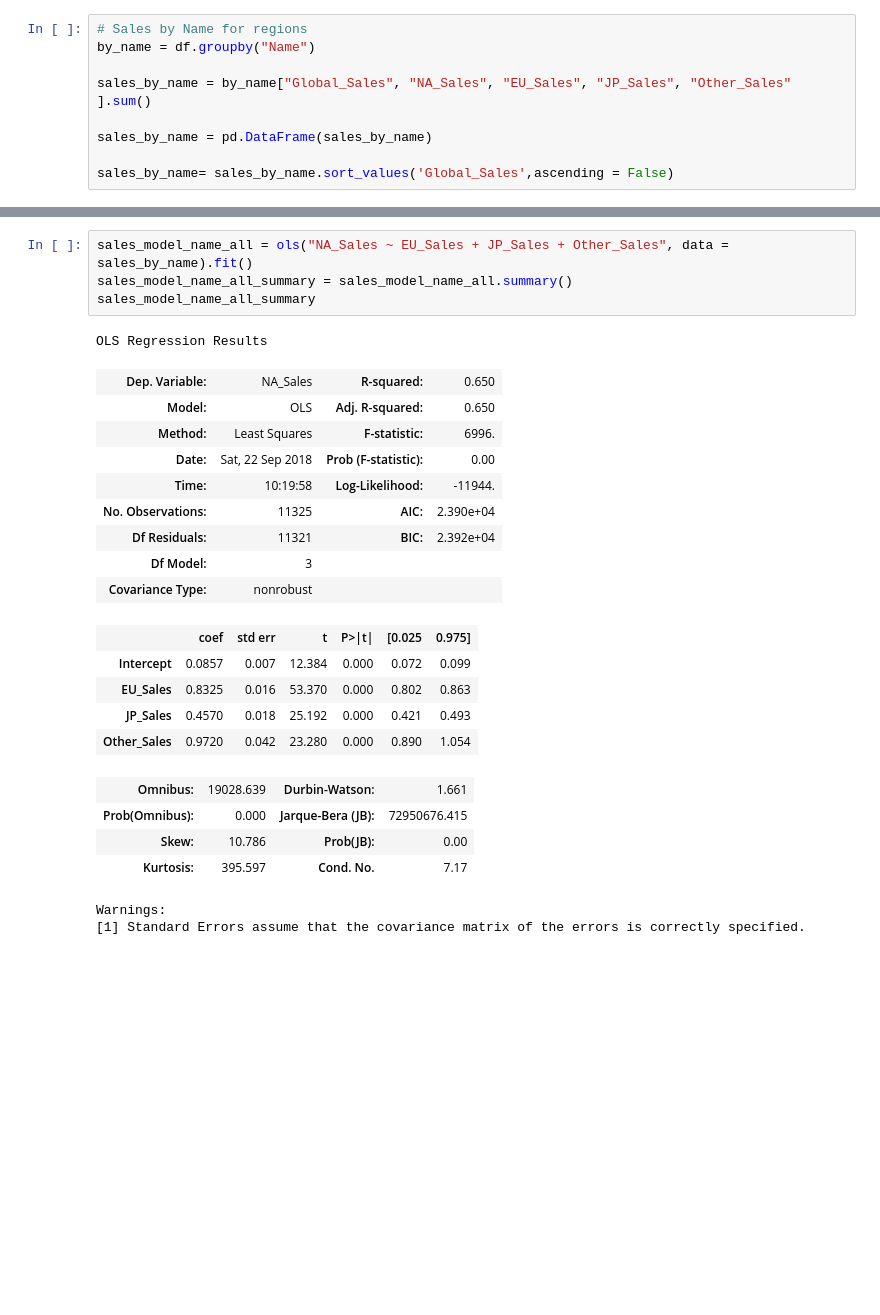
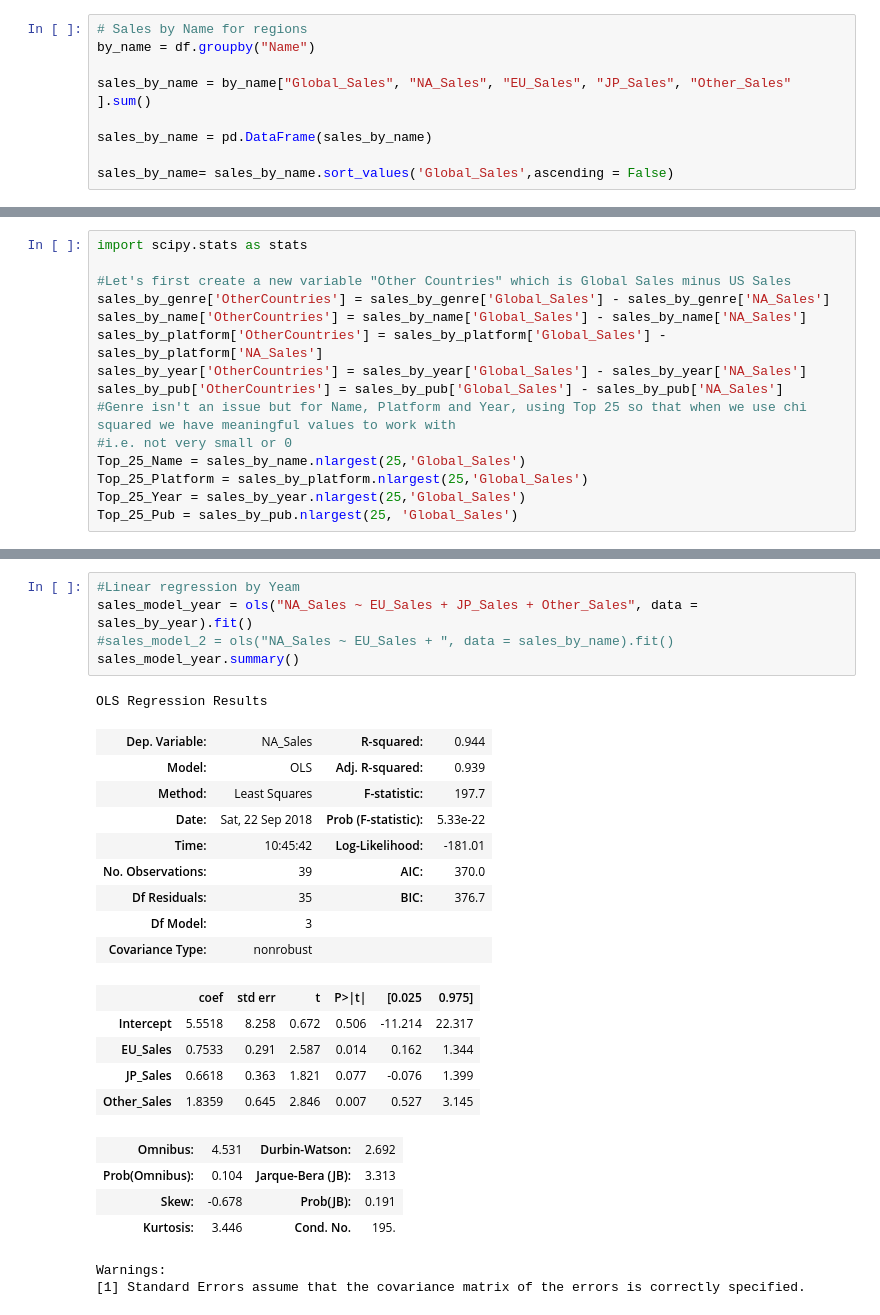
Before and after one commit to MarkovCredit/Project_1_Team6, a Jupyter notebook: T6_P1_ML_09192018.ipynb, the cells around one changed output, grey strips where cells are left out. Saved outputs shown, nothing was run; the diff lists cells and outputs as text; blank space fills up the shorter version.

```diff
--- a/T6_P1_ML_09192018.ipynb
+++ b/T6_P1_ML_09192018.ipynb
@@ -393,0 +350,15 @@ Power_divergenceResult(statistic=2312.864231274496, pvalue=0.0)
+# %%
+import scipy.stats as stats
+
+#Let's first create a new variable "Other Countries" which is Global Sales minus US Sales
+sales_by_genre['OtherCountries'] = sales_by_genre['Global_Sales'] - sales_by_genre['NA_Sales']
+sales_by_name['OtherCountries'] = sales_by_name['Global_Sales'] - sales_by_name['NA_Sales']
+sales_by_platform['OtherCountries'] = sales_by_platform['Global_Sales'] - sales_by_platform['NA_Sales']
+sales_by_year['OtherCountries'] = sales_by_year['Global_Sales'] - sales_by_year['NA_Sales']
+sales_by_pub['OtherCountries'] = sales_by_pub['Global_Sales'] - sales_by_pub['NA_Sales']
+#Genre isn't an issue but for Name, Platform and Year, using Top 25 so that when we use chi squared we have meaningful values to work with
+#i.e. not very small or 0
+Top_25_Name = sales_by_name.nlargest(25,'Global_Sales')
+Top_25_Platform = sales_by_platform.nlargest(25,'Global_Sales')
+Top_25_Year = sales_by_year.nlargest(25,'Global_Sales')
+Top_25_Pub = sales_by_pub.nlargest(25, 'Global_Sales')
@@ -483,26 +544,27 @@ Warnings:
 # %%
-sales_model_name_all = ols("NA_Sales ~ EU_Sales + JP_Sales + Other_Sales", data = sales_by_name).fit()
-sales_model_name_all_summary = sales_model_name_all.summary()
-sales_model_name_all_summary
+#Linear regression by Yeam
+sales_model_year = ols("NA_Sales ~ EU_Sales + JP_Sales + Other_Sales", data = sales_by_year).fit()
+#sales_model_2 = ols("NA_Sales ~ EU_Sales + ", data = sales_by_name).fit()
+sales_model_year.summary()
 # %% [output]
 OLS Regression Results
-| Dep. Variable: | NA_Sales | R-squared: | 0.650 |
-| Model: | OLS | Adj. R-squared: | 0.650 |
-| Method: | Least Squares | F-statistic: | 6996. |
-| Date: | Sat, 22 Sep 2018 | Prob (F-statistic): | 0.00 |
-| Time: | 10:19:58 | Log-Likelihood: | -11944. |
-| No. Observations: | 11325 | AIC: | 2.390e+04 |
-| Df Residuals: | 11321 | BIC: | 2.392e+04 |
+| Dep. Variable: | NA_Sales | R-squared: | 0.944 |
+| Model: | OLS | Adj. R-squared: | 0.939 |
+| Method: | Least Squares | F-statistic: | 197.7 |
+| Date: | Sat, 22 Sep 2018 | Prob (F-statistic): | 5.33e-22 |
+| Time: | 10:45:42 | Log-Likelihood: | -181.01 |
+| No. Observations: | 39 | AIC: | 370.0 |
+| Df Residuals: | 35 | BIC: | 376.7 |
 | Df Model: | 3 |  |  |
 | Covariance Type: | nonrobust |  |  |
 |  | coef | std err | t | P>|t| | [0.025 | 0.975] |
-| Intercept | 0.0857 | 0.007 | 12.384 | 0.000 | 0.072 | 0.099 |
-| EU_Sales | 0.8325 | 0.016 | 53.370 | 0.000 | 0.802 | 0.863 |
-| JP_Sales | 0.4570 | 0.018 | 25.192 | 0.000 | 0.421 | 0.493 |
-| Other_Sales | 0.9720 | 0.042 | 23.280 | 0.000 | 0.890 | 1.054 |
+| Intercept | 5.5518 | 8.258 | 0.672 | 0.506 | -11.214 | 22.317 |
+| EU_Sales | 0.7533 | 0.291 | 2.587 | 0.014 | 0.162 | 1.344 |
+| JP_Sales | 0.6618 | 0.363 | 1.821 | 0.077 | -0.076 | 1.399 |
+| Other_Sales | 1.8359 | 0.645 | 2.846 | 0.007 | 0.527 | 3.145 |
-| Omnibus: | 19028.639 | Durbin-Watson: | 1.661 |
-| Prob(Omnibus): | 0.000 | Jarque-Bera (JB): | 72950676.415 |
-| Skew: | 10.786 | Prob(JB): | 0.00 |
-| Kurtosis: | 395.597 | Cond. No. | 7.17 |
+| Omnibus: | 4.531 | Durbin-Watson: | 2.692 |
+| Prob(Omnibus): | 0.104 | Jarque-Bera (JB): | 3.313 |
+| Skew: | -0.678 | Prob(JB): | 0.191 |
+| Kurtosis: | 3.446 | Cond. No. | 195. |
 Warnings:
 [1] Standard Errors assume that the covariance matrix of the errors is correctly specified.
```
Also changed, not shown: parts of 35 cells of this notebook.
